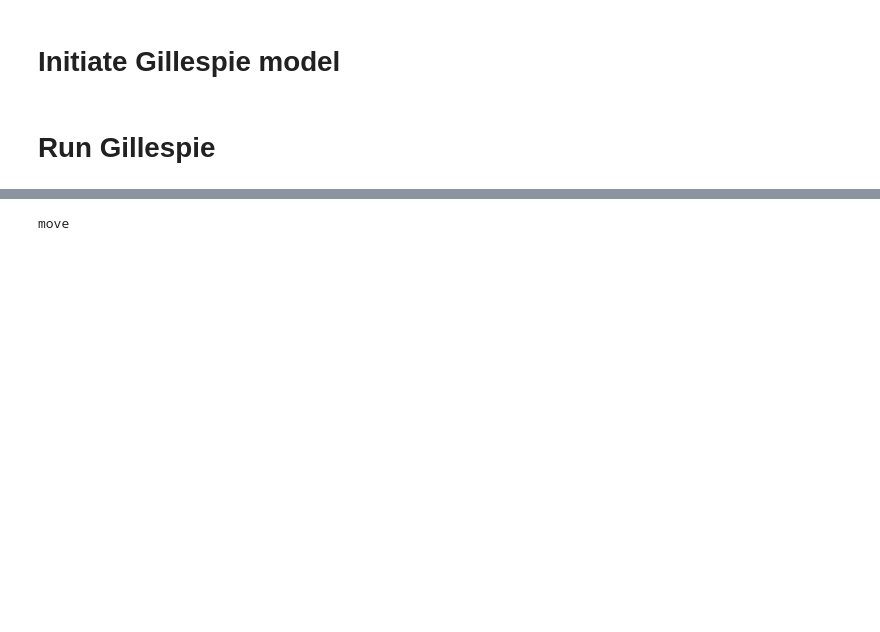
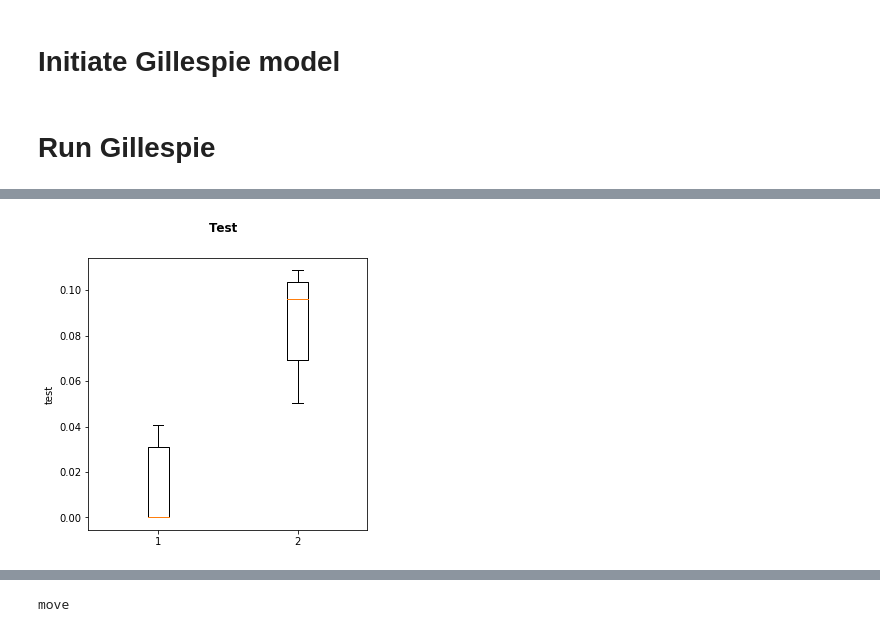
Before and after one commit to apadr007/Stochastic-RNA-granule-simulation, a Jupyter notebook: Self Dimerization Gillespie.ipynb, the cells around one changed output, grey strips where cells are left out. Saved outputs shown, nothing was run; the diff lists cells and outputs as text; code cells hidden in the pictures; blank space fills up the shorter version.

```diff
--- a/Self Dimerization Gillespie.ipynb
+++ b/Self Dimerization Gillespie.ipynb
@@ -624,0 +653,25 @@ array([ 5., 26.,  0., 70.])
+# %%
+#at 5% filled
+#total_rxn_5 = np.zeros(shape=(10,4))
+#total_rxn_5[0] = rxn_results.sum(axis=0)
+total_rxn_5
+
+total_rxn_5=np.delete(total_rxn_5, 3, axis=1)
+total_rxn_5=np.delete(total_rxn_5, 0, axis=1)
+total_rxn_5=total_rxn_5/np.sum(total_rxn_5)
+# %%
+fig = plt.figure(1, figsize=(5, 5))
+fig.suptitle('Test', fontsize=12, fontweight='bold')
+
+
+# Create an axes instance
+ax = fig.add_subplot(111)
+ax.set_ylabel('test')
+
+
+
+# Create the boxplot
+bp = ax.boxplot(total_rxn_5 )
+fig.savefig('fig_5.pdf', bbox_inches='tight')
+# %% [output]
+[figure, added]
```
Also changed, not shown: parts of 15 cells of this notebook, 6 other files.
